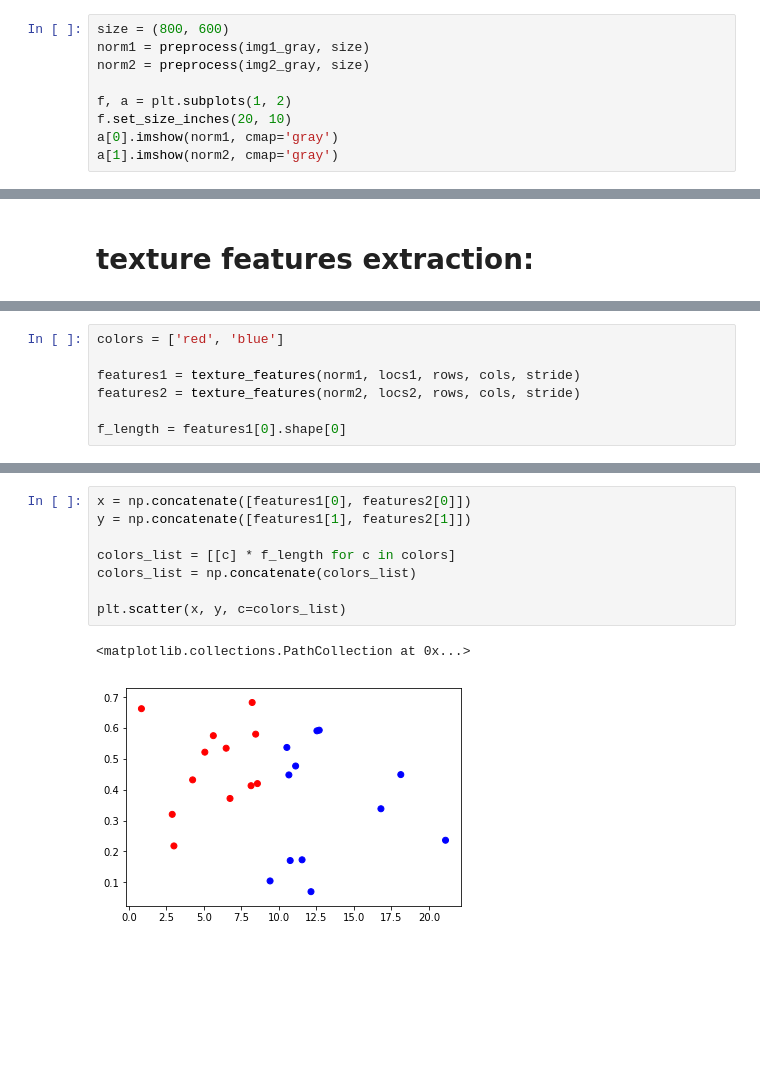
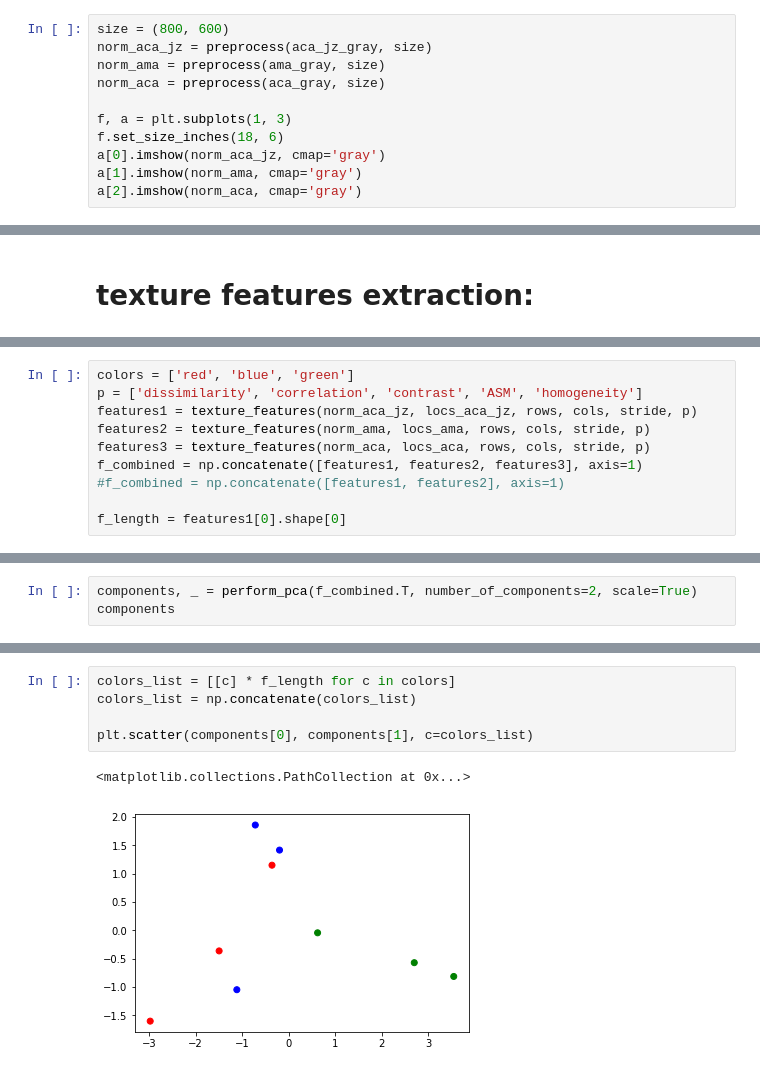
Before and after one commit to mszpyrka/AGH-AntinuclearAntibodiesClassification, a Jupyter notebook: comparison.ipynb, the cells around one changed output, grey strips where cells are left out. Drawn from its saved outputs; the diff is of its cells as text; blank space fills up the shorter version.

```diff
--- a/comparison.ipynb
+++ b/comparison.ipynb
@@ -39,12 +48,14 @@ def preprocess(img, size):
     return norm.astype(np.uint)
 # %%
 size = (800, 600)
-norm1 = preprocess(img1_gray, size)
-norm2 = preprocess(img2_gray, size)
+norm_aca_jz = preprocess(aca_jz_gray, size)
+norm_ama = preprocess(ama_gray, size)
+norm_aca = preprocess(aca_gray, size)
 
-f, a = plt.subplots(1, 2)
-f.set_size_inches(20, 10)
-a[0].imshow(norm1, cmap='gray')
-a[1].imshow(norm2, cmap='gray')
+f, a = plt.subplots(1, 3)
+f.set_size_inches(18, 6)
+a[0].imshow(norm_aca_jz, cmap='gray')
+a[1].imshow(norm_ama, cmap='gray')
+a[2].imshow(norm_aca, cmap='gray')
 # %% [output]
 <matplotlib.image.AxesImage at 0x...>
@@ -116,7 +151,10 @@ a[1].imshow(shade2, cmap='gray', alpha=0.3)
 # %%
-colors = ['red', 'blue']
-
-features1 = texture_features(norm1, locs1, rows, cols, stride)
-features2 = texture_features(norm2, locs2, rows, cols, stride)
+colors = ['red', 'blue', 'green']
+p = ['dissimilarity', 'correlation', 'contrast', 'ASM', 'homogeneity']
+features1 = texture_features(norm_aca_jz, locs_aca_jz, rows, cols, stride, p)
+features2 = texture_features(norm_ama, locs_ama, rows, cols, stride, p)
+features3 = texture_features(norm_aca, locs_aca, rows, cols, stride, p)
+f_combined = np.concatenate([features1, features2, features3], axis=1)
+#f_combined = np.concatenate([features1, features2], axis=1)
 
 f_length = features1[0].shape[0]
@@ -122,0 +174,3 @@ f_length = features1[0].shape[0]
+# %%
+components, _ = perform_pca(f_combined.T, number_of_components=2, scale=True)
+components
@@ -123,11 +188,8 @@ f_length = features1[0].shape[0]
 # %%
-x = np.concatenate([features1[0], features2[0]])
-y = np.concatenate([features1[1], features2[1]])
-
 colors_list = [[c] * f_length for c in colors]
 colors_list = np.concatenate(colors_list)
 
-plt.scatter(x, y, c=colors_list)
+plt.scatter(components[0], components[1], c=colors_list)
 # %% [output]
 <matplotlib.collections.PathCollection at 0x...>
-[figure, old version]
+[figure, new version]
```
Also changed, not shown: parts of 7 cells of this notebook.
